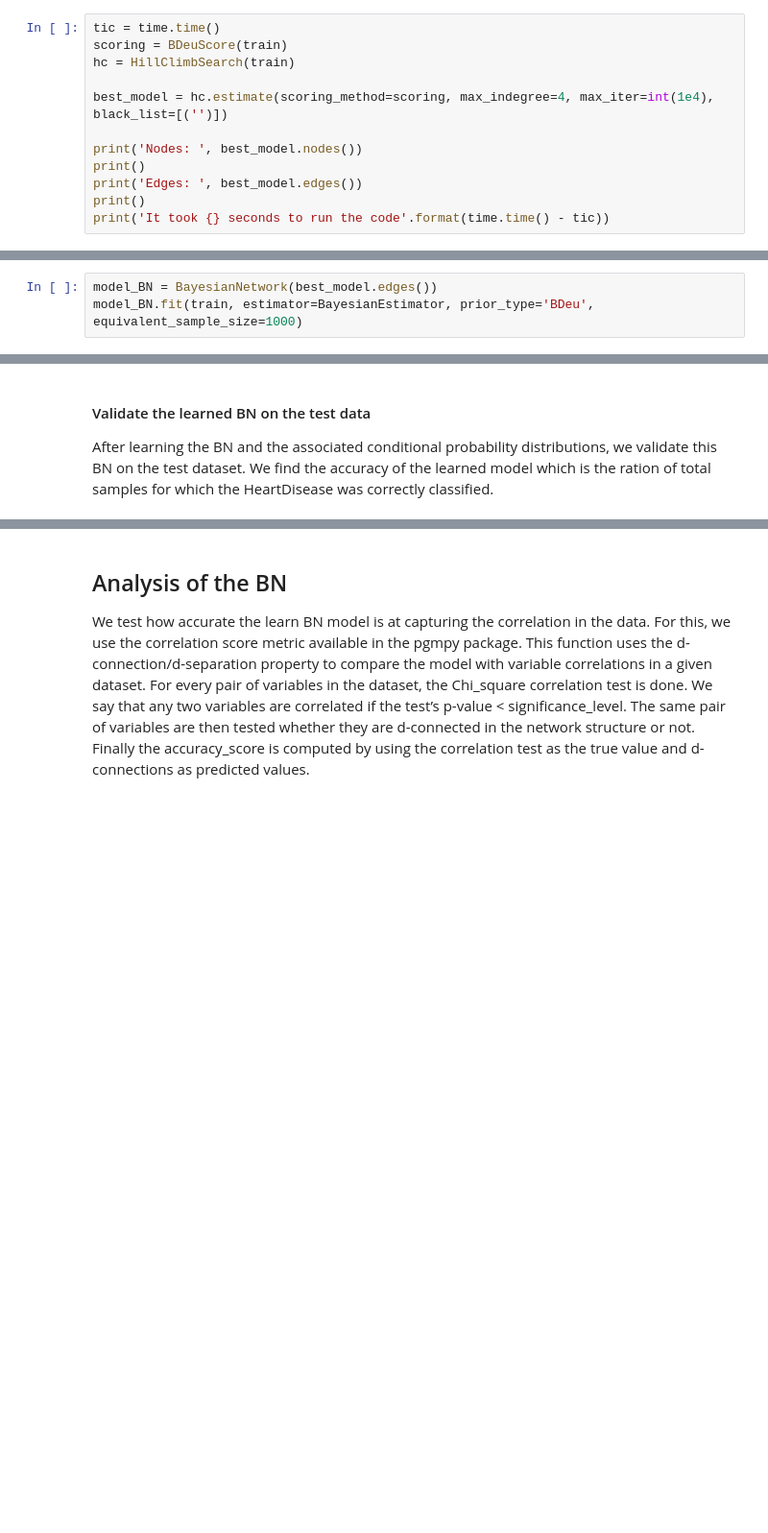
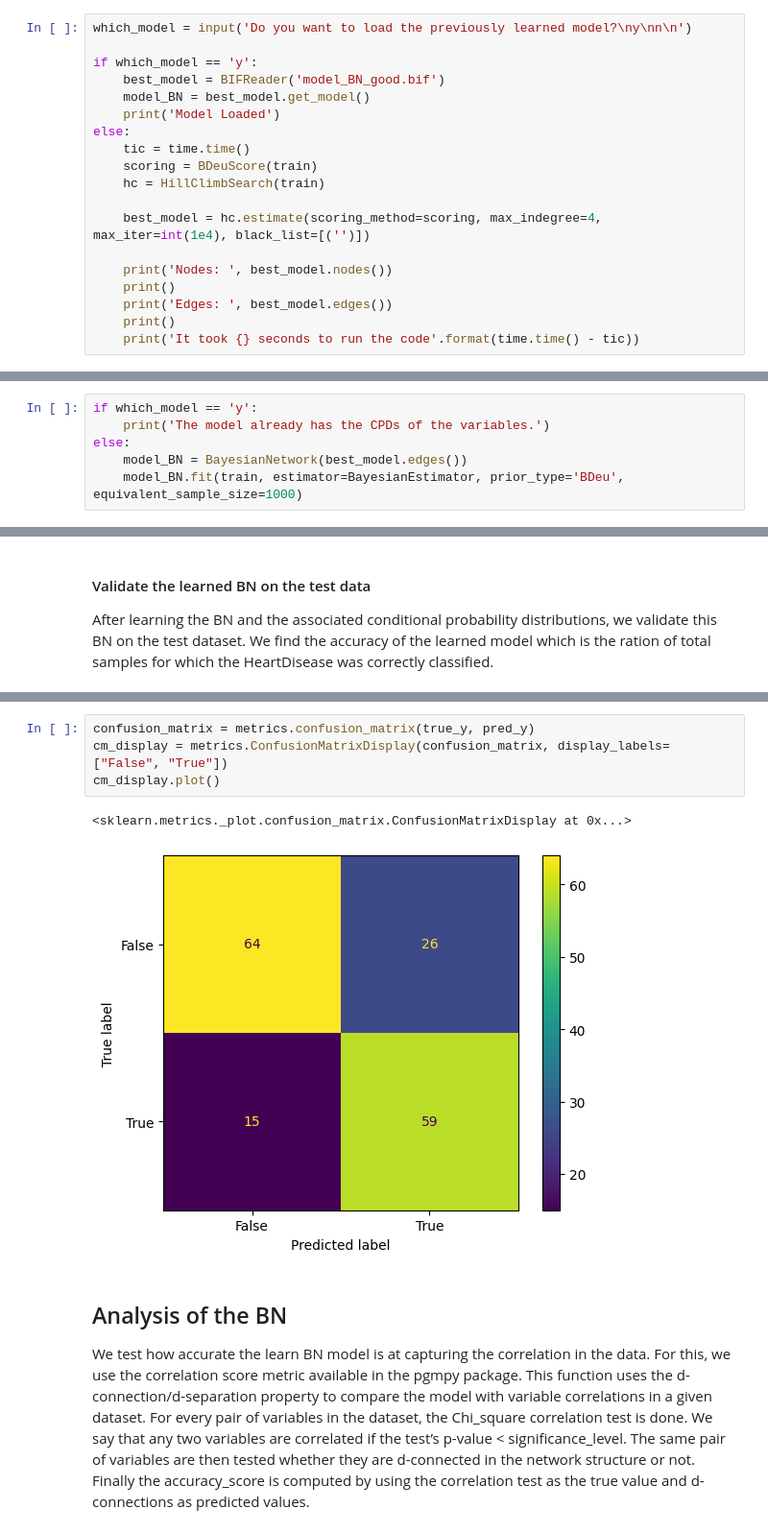
Before and after one commit to SagarParekh97/Decision-Making-under-Uncertainty, a Jupyter notebook: P1/P1.ipynb, the cells around one changed output, grey strips where cells are left out. Shown: that part at 96% size. Saved outputs shown, nothing was run; the diff lists cells and outputs as text; blank space fills up the shorter version.

```diff
--- a/P1/P1.ipynb
+++ b/P1/P1.ipynb
@@ -225,15 +227,22 @@ Size of test data:  (164, 11)
 ## Learning BN from Data
 We learn the structure of a BN from the given dataset. For this, we perform score-based structure learning. The score-based approach first defines a criterion to evaluate how well the Bayesian network fits the data, then searches over the space of DAGs for a structure achieving the maximal score. Here, we use the Bayesian Dirichlet scores as the criterion and use hill climb or gradient ascent method to search the space for optimal score.
 # %%
-tic = time.time()
-scoring = BDeuScore(train)
-hc = HillClimbSearch(train)
+which_model = input('Do you want to load the previously learned model?\ny\nn\n')
 
-best_model = hc.estimate(scoring_method=scoring, max_indegree=4, max_iter=int(1e4), black_list=[('')])
+if which_model == 'y':
+    best_model = BIFReader('model_BN_good.bif')
+    model_BN = best_model.get_model()
+    print('Model Loaded')
+else:
+    tic = time.time()
+    scoring = BDeuScore(train)
+    hc = HillClimbSearch(train)
 
-print('Nodes: ', best_model.nodes())
-print()
-print('Edges: ', best_model.edges())
-print()
-print('It took {} seconds to run the code'.format(time.time() - tic))
+    best_model = hc.estimate(scoring_method=scoring, max_indegree=4, max_iter=int(1e4), black_list=[('')])
+
+    print('Nodes: ', best_model.nodes())
+    print()
+    print('Edges: ', best_model.edges())
+    print()
+    print('It took {} seconds to run the code'.format(time.time() - tic))
 # %% [output]
@@ -261,8 +281,11 @@ bn_hc
 #### Parameter Learning
 Once we have learned the structure of the BN from the dataset, we need to learn the values of the conditional probability distributions of each attribute (or node). This is known as parameter learning. Here, we use the Bayesian Parameter Estimator which starts with already existing prior CPDs, that express our beliefs about the variables before the data was observed. Those “priors” are then updated, using the state counts from the observed data. We use Bayesian Dirichlet equivalent uniform prior for our case.
 # %%
-model_BN = BayesianNetwork(best_model.edges())
-model_BN.fit(train, estimator=BayesianEstimator, prior_type='BDeu', equivalent_sample_size=1000)
+if which_model == 'y':
+    print('The model already has the CPDs of the variables.')
+else:
+    model_BN = BayesianNetwork(best_model.edges())
+    model_BN.fit(train, estimator=BayesianEstimator, prior_type='BDeu', equivalent_sample_size=1000)
 # %% [markdown]
 Check if the model output by the estimator has any errors. If the output is True, the model is error-free.
 # %%
@@ -311,3 +340,10 @@ Accuracy of Bayesian Network:  0.7621951219512195
+# %%
+confusion_matrix = metrics.confusion_matrix(true_y, pred_y)
+cm_display = metrics.ConfusionMatrixDisplay(confusion_matrix, display_labels=["False", "True"])
+cm_display.plot()
+# %% [output]
+<sklearn.metrics._plot.confusion_matrix.ConfusionMatrixDisplay at 0x...>
+[figure, added]
 # %% [markdown]
 ## Analysis of the BN
 We test how accurate the learn BN model is at capturing the correlation in the data. For this, we use the correlation score metric available in the pgmpy package. This function uses the d-connection/d-separation property to compare the model with variable correlations in a given dataset. For every pair of variables in the dataset, the Chi_square correlation test is done. We say that any two variables are correlated if the test’s p-value < significance_level. The same pair of variables are then tested whether they are d-connected in the network structure or not. Finally the accuracy_score is computed by using the correlation test as the true value and d-connections as predicted values.
```
Also changed, not shown: parts of 19 cells of this notebook, 15 other files.
